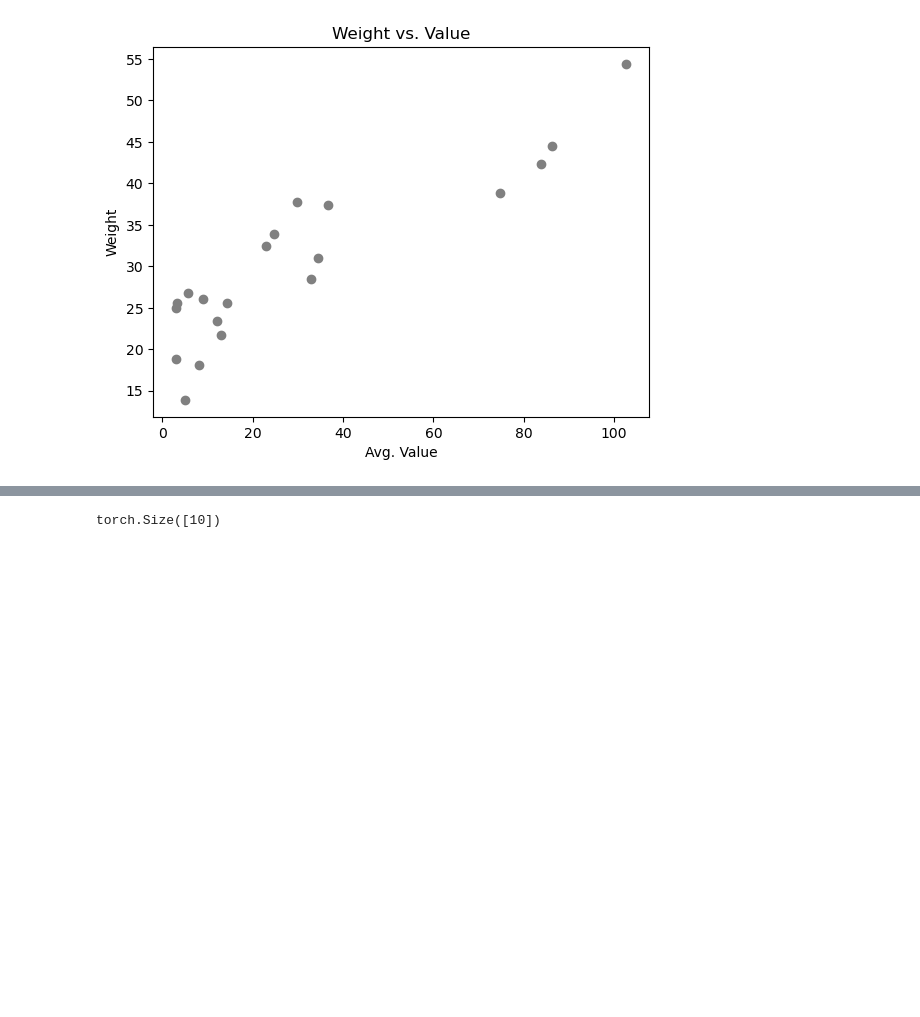
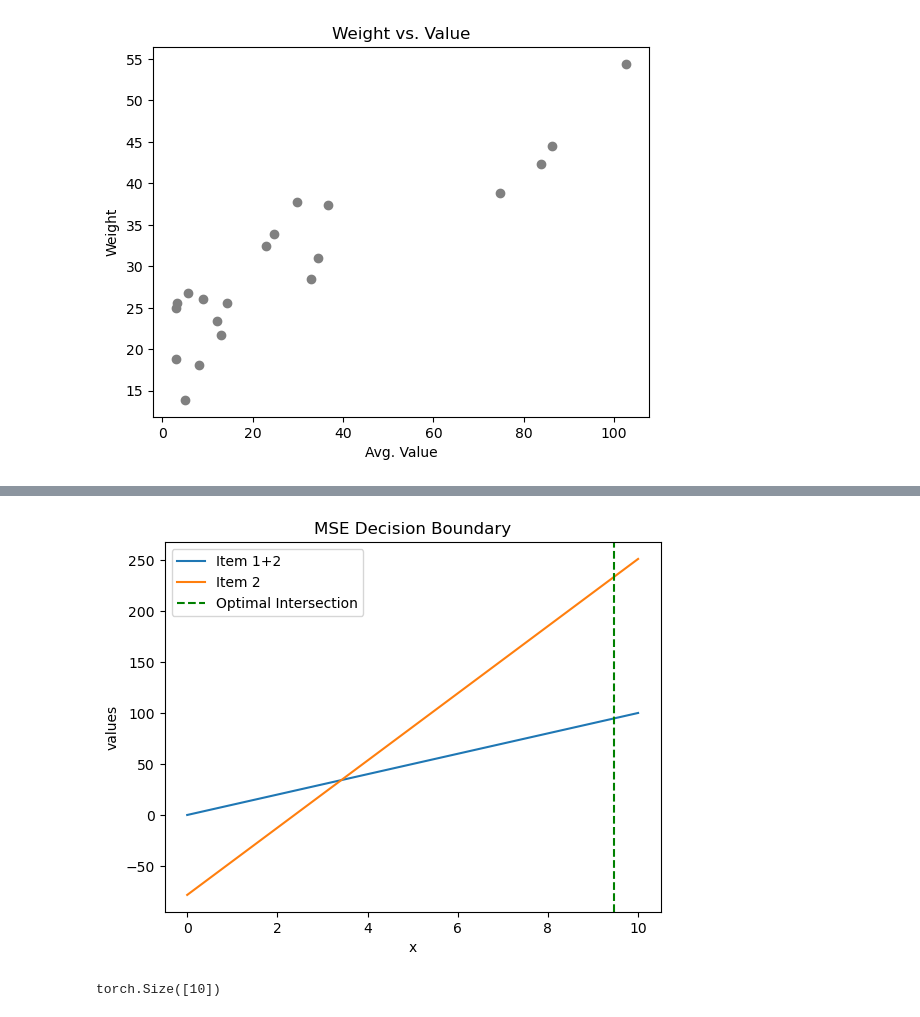
Before and after one commit to saloper/decision-focused-bike-rebalancing, a Jupyter notebook: Knapsack Problems/SPO/knapsack_spo_explore.ipynb, the cells around one changed output, grey strips where cells are left out. Cells and saved outputs as stored; diff of their text form; code cells hidden in the pictures; blank space fills up the shorter version.

```diff
--- a/Knapsack Problems/SPO/knapsack_spo_explore.ipynb
+++ b/Knapsack Problems/SPO/knapsack_spo_explore.ipynb
@@ -355,3 +376,21 @@ plot_2d(features[0], values[0,], 'x', 'c', f'Item:{item}', fits)
+# %%
+fits = []
+fits.append({'type' : f'Item 1+2', 'weights' : model_mse.linear.weight.detach()[0] + model_mse.linear.weight.detach()[1], 'bias' : model_mse.linear.bias.detach()[0] + model_mse.linear.bias.detach()[1]})
+fits.append({'type' : f'Item 2', 'weights' : model_mse.linear.weight.detach()[2], 'bias' : model_mse.linear.bias.detach()[2]})
+
+
+x_line = np.array([0, 10])
+for line in fits:
+    y_line = line['weights'] * x_line + line['bias']
+    plt.plot(x_line, y_line, label=line['type'])
+plt.axvline(x=90/9.5, color='g', linestyle='--', label='Optimal Intersection')
+plt.legend()
+plt.xlabel('x')
+plt.ylabel('values')
+plt.title('MSE Decision Boundary')
+plt.show()
+# %% [output]
+[figure, added]
 # %%
 problem = Knapsack(weights, capacity[0])
 start = int(torch.min(features).item())
```
Also changed, not shown: parts of 8 cells of this notebook.
